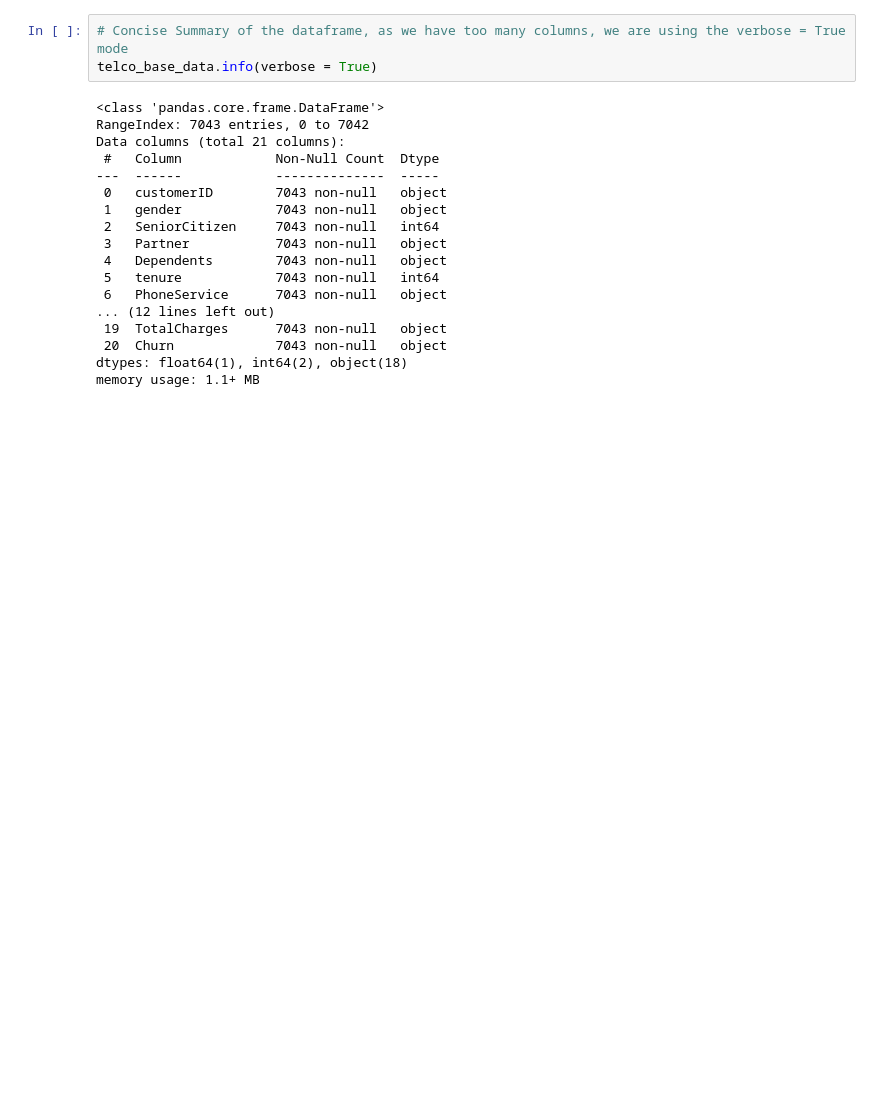
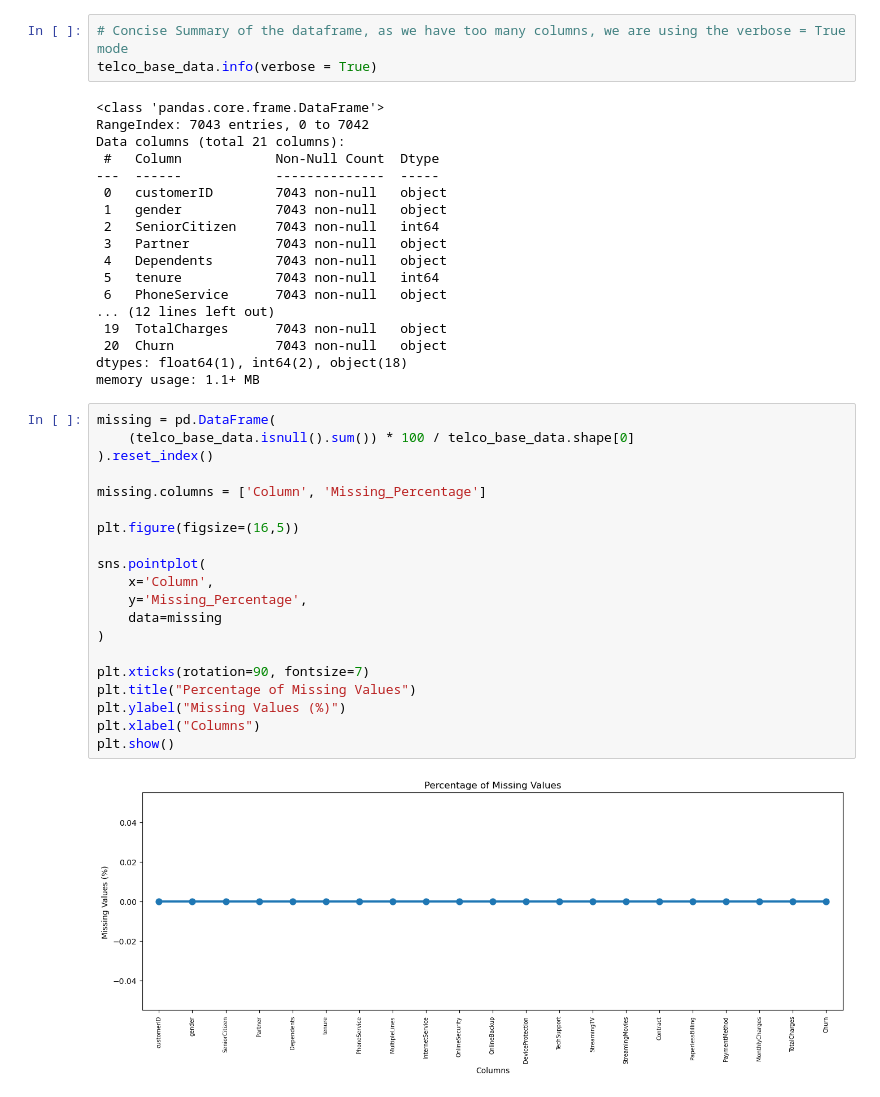
Before and after one commit to sarhan-003/Customer-Churn-Prediction, a Jupyter notebook: Churn Analysis-EDA.ipynb, the cells around one changed output. Cells and saved outputs as stored; diff of their text form; blank space fills up the shorter version.

Commit message:
Percentage of missing values

```diff
--- a/Churn Analysis-EDA.ipynb
+++ b/Churn Analysis-EDA.ipynb
@@ -107,3 +107,25 @@ Data columns (total 21 columns):
  20  Churn             7043 non-null   object
 dtypes: float64(1), int64(2), object(18)
 memory usage: 1.1+ MB
+# %%
+missing = pd.DataFrame(
+    (telco_base_data.isnull().sum()) * 100 / telco_base_data.shape[0]
+).reset_index()
+
+missing.columns = ['Column', 'Missing_Percentage']
+
+plt.figure(figsize=(16,5))
+
+sns.pointplot(
+    x='Column',
+    y='Missing_Percentage',
+    data=missing
+)
+
+plt.xticks(rotation=90, fontsize=7)
+plt.title("Percentage of Missing Values")
+plt.ylabel("Missing Values (%)")
+plt.xlabel("Columns")
+plt.show()
+# %% [output]
+[figure, added]
```
